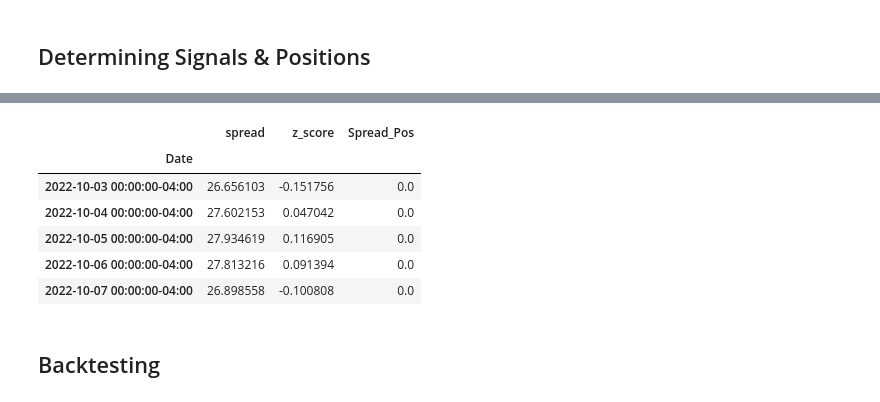
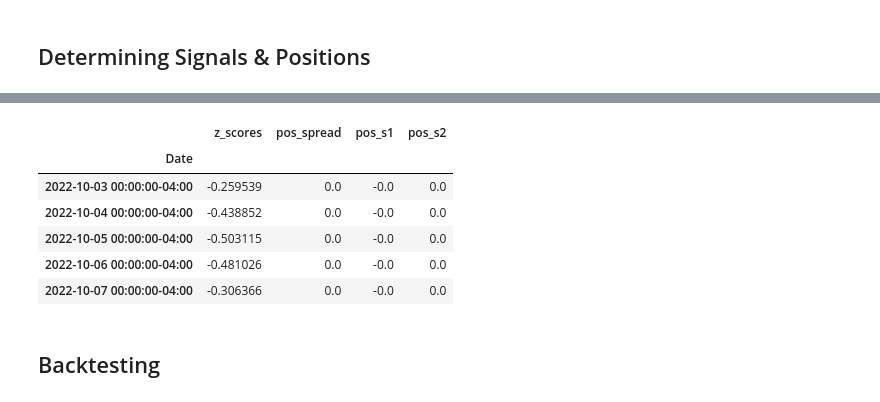
Before and after one commit to 01Joseph-Hwang10/quantitative-trading-exercise, a Jupyter notebook: notebooks/mean_reversion_strategy.ipynb, the cells around one changed output, grey strips where cells are left out. Cells and saved outputs as stored; diff of their text form; code cells hidden in the pictures.

```diff
--- a/notebooks/mean_reversion_strategy.ipynb
+++ b/notebooks/mean_reversion_strategy.ipynb
@@ -170,3 +163,8 @@ Spread_t = Price_{s1,t} - \beta \times Price_{s2,t}
 $$
 # %%
-spread_train = s1_train['Close'] - hedge_ratio * s2_train['Close']
+spread = s2['Close'] - hedge_ratio * s1['Close']
+spread_mean = spread[TRAIN_RANGE].mean()
+spread_std = spread[TRAIN_RANGE].std()
+
+print(f"Spread Mean: {spread_mean:.4f}")
+print(f"Spread Std Dev: {spread_std:.4f}")
@@ -183,6 +183,0 @@ plt.show()
-# %%
-spread_mean = spread_train.mean()
-spread_std = spread_train.std(ddof=1)
-
-print(f"Spread Mean: {spread_mean:.4f}")
-print(f"Spread Std Dev: {spread_std:.4f}")
@@ -214,7 +206,7 @@ Estimated Half-life of the Spread: 15.97 days
 # %% [markdown]
 ## Determining Signals & Positions
 # %%
-z_score = (spread_train - spread_mean) / spread_std
+z_scores = (spread - spread_mean) / spread_std
 # %% [markdown]
 We calculated Z-score of the spread to identify the entry and exit points for our pair trading strategy. To implement a robust mean-reversion trading strategy, we define a state-machine that holds positions until the spread reverts back to its mean (Z-score crosses 0). This prevents over-trading and premature exits compared to exiting as soon as Z falls below 2.
 
@@ -226,40 +218,50 @@ Our trading rules are:
   - Exit when $Z \ge 0$ (crosses the mean) -> Position = 0
 - **Short Spread (Position = -1)**:
   - Exit when $Z \le 0$ (crosses the mean) -> Position = 0
+# %%
+# Hyperparameters
+theta_entry = 2.0
+theta_exit = 0.5
+TRANSACTION_COST_RATE = 0.0010  # 10 bps per trade (commission + slippage)
 # %%
-def calculate_positions(z_scores):
-    positions = np.zeros(len(z_scores))
-    current_pos = 0  # 0: flat, 1: long spread, -1: short spread
-    for i in range(len(z_scores)):
-        z = z_scores.iloc[i]
-        if current_pos == 0:
-            if z >= 2.0:
-                current_pos = -1  # Short spread
-            elif z <= -2.0:
-                current_pos = 1   # Long spread
-        elif current_pos == 1:
-            if z >= 0.0:  # Exit when reverted to mean
-                current_pos = 0
-        elif current_pos == -1:
-            if z <= 0.0:  # Exit when reverted to mean
-                current_pos = 0
-        positions[i] = current_pos
-    return pd.Series(positions, index=z_scores.index)
+positions = pd.DataFrame(index=spread.index)
+positions['z_scores'] = z_scores
 
-positions_train = pd.DataFrame(index=spread_train.index)
-positions_train['spread'] = spread_train
-positions_train['z_score'] = z_score
-positions_train['Spread_Pos'] = calculate_positions(z_score)
+positions['pos_spread'] = 0.0
 
-positions_train.head()
+current_pos = 0
+
+for i in positions.index:
+    z = positions.loc[i, 'z_scores']
+
+    if current_pos == 0:
+        if z > theta_entry:
+            current_pos = -1
+        elif z < -theta_entry:
+            current_pos = 1
+
+    elif current_pos == 1:
+        if z > -theta_exit:
+            current_pos = 0
+
+    elif current_pos == -1:
+        if z < theta_exit:
+            current_pos = 0
+
+    positions.loc[i, 'pos_spread'] = current_pos
+
+positions['pos_s1'] = -hedge_ratio * positions['pos_spread']
+positions['pos_s2'] = positions['pos_spread']
+
+positions.head()
 # %% [output]
-|  | spread | z_score | Spread_Pos |
-| Date |  |  |  |
-| 2022-10-03 00:00:00-04:00 | 26.656103 | -0.151756 | 0.0 |
-| 2022-10-04 00:00:00-04:00 | 27.602153 | 0.047042 | 0.0 |
-| 2022-10-05 00:00:00-04:00 | 27.934619 | 0.116905 | 0.0 |
-| 2022-10-06 00:00:00-04:00 | 27.813216 | 0.091394 | 0.0 |
-| 2022-10-07 00:00:00-04:00 | 26.898558 | -0.100808 | 0.0 |
+|  | z_scores | pos_spread | pos_s1 | pos_s2 |
+| Date |  |  |  |  |
+| 2022-10-03 00:00:00-04:00 | -0.259539 | 0.0 | -0.0 | 0.0 |
+| 2022-10-04 00:00:00-04:00 | -0.438852 | 0.0 | -0.0 | 0.0 |
+| 2022-10-05 00:00:00-04:00 | -0.503115 | 0.0 | -0.0 | 0.0 |
+| 2022-10-06 00:00:00-04:00 | -0.481026 | 0.0 | -0.0 | 0.0 |
+| 2022-10-07 00:00:00-04:00 | -0.306366 | 0.0 | -0.0 | 0.0 |
 # %% [markdown]
 ## Backtesting
 # %% [markdown]
```
Also changed, not shown: parts of 20 cells of this notebook, 5 other files.
